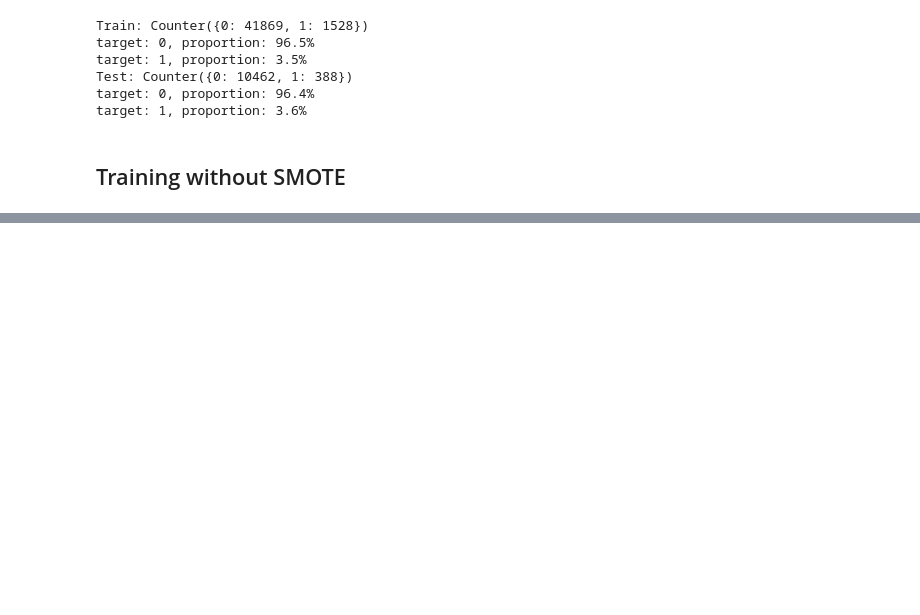
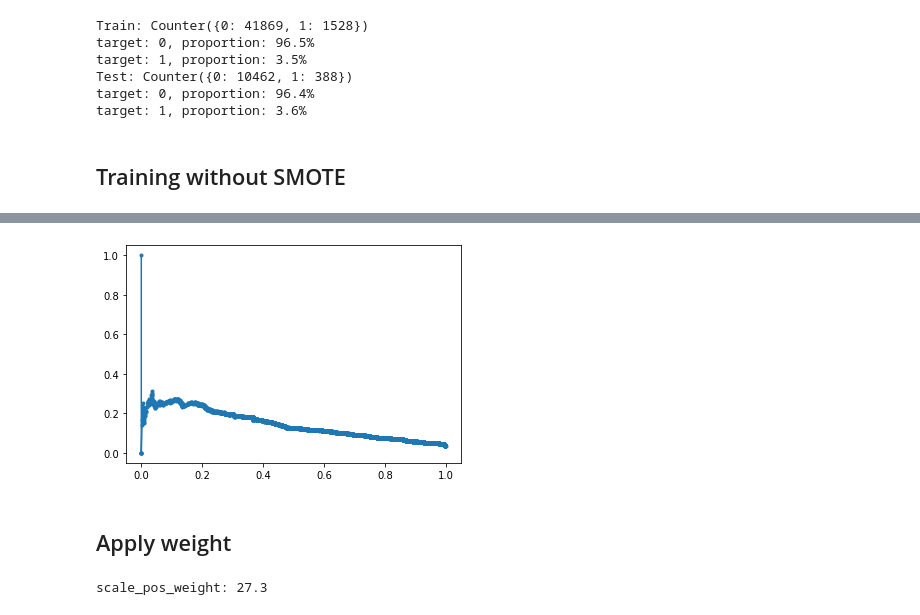
Before and after one commit to yukikitayama/machine-learning, a Jupyter notebook: imbalance-binary-classification/smote.ipynb, the cells around one changed output, grey strips where cells are left out. Drawn from its saved outputs; the diff is of its cells as text; code cells hidden in the pictures; blank space fills up the shorter version.

```diff
--- a/imbalance-binary-classification/smote.ipynb
+++ b/imbalance-binary-classification/smote.ipynb
@@ -96,6 +114,11 @@ XGBClassifier(alpha=10, base_score=0.5, booster='gbtree', colsample_bylevel=1,
 # %%
 y_train_pred = model.predict(X_train)
+y_train_prob = model.predict_proba(X_train)
+y_train_prob = y_train_prob[:, 1]
+
 y_test_pred = model.predict(X_test)
+y_test_prob = model.predict_proba(X_test)
+y_test_prob = y_test_prob[:, 1]
 
 accuracy_train = accuracy_score(y_train, y_train_pred)
 accuracy_test = accuracy_score(y_test, y_test_pred)
@@ -107,5 +130,5 @@ recall_train = recall_score(y_train, y_train_pred)
 recall_test = recall_score(y_test, y_test_pred)
 f1_score_train = f1_score(y_train, y_train_pred)
 f1_score_test = f1_score(y_test, y_test_pred)
-roc_auc_train = roc_auc_score(y_train, y_train_pred)
-roc_auc_test = roc_auc_score(y_test, y_test_pred)
+roc_auc_train = roc_auc_score(y_train, y_train_prob)
+roc_auc_test = roc_auc_score(y_test, y_test_prob)
@@ -127,0 +158,4 @@ Test, accuracy: 100.0%, precision: 100.0%, recall: 100.0%, f1: 100.0%, auc: 100.
+# %%
+precision, recall, thresholds = precision_recall_curve(y_test, y_test_prob)
+f1 = f1_score(y_test, y_test_pred)
+prauc = auc(recall, precision)
@@ -127,0 +168,14 @@ Test, accuracy: 100.0%, precision: 100.0%, recall: 100.0%, f1: 100.0%, auc: 100.
+# %%
+plt.plot(recall, precision, marker='.')
+plt.show()
+# %% [output]
+[figure, added]
+# %% [markdown]
+## Apply weight
+# %%
+num_pos = sum(df_model['target'])
+num_neg = len(df_model) - num_pos
+scale_pos_weight = num_neg / num_pos
+print(f'scale_pos_weight: {scale_pos_weight:.1f}')
+# %% [output]
+scale_pos_weight: 27.3
```
Also changed, not shown: parts of 47 cells of this notebook, 1 other file.
